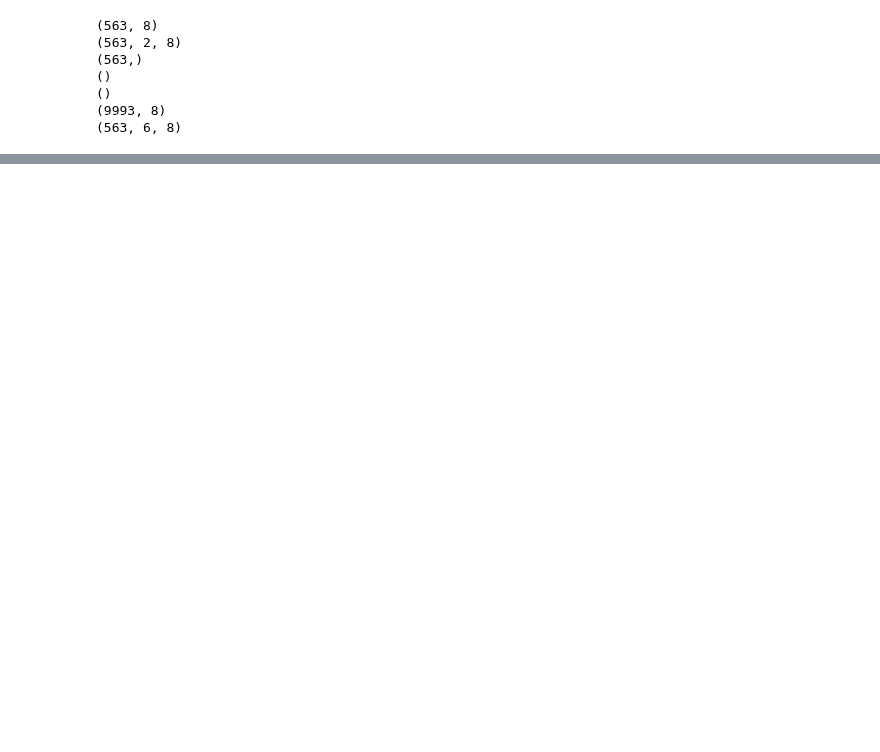
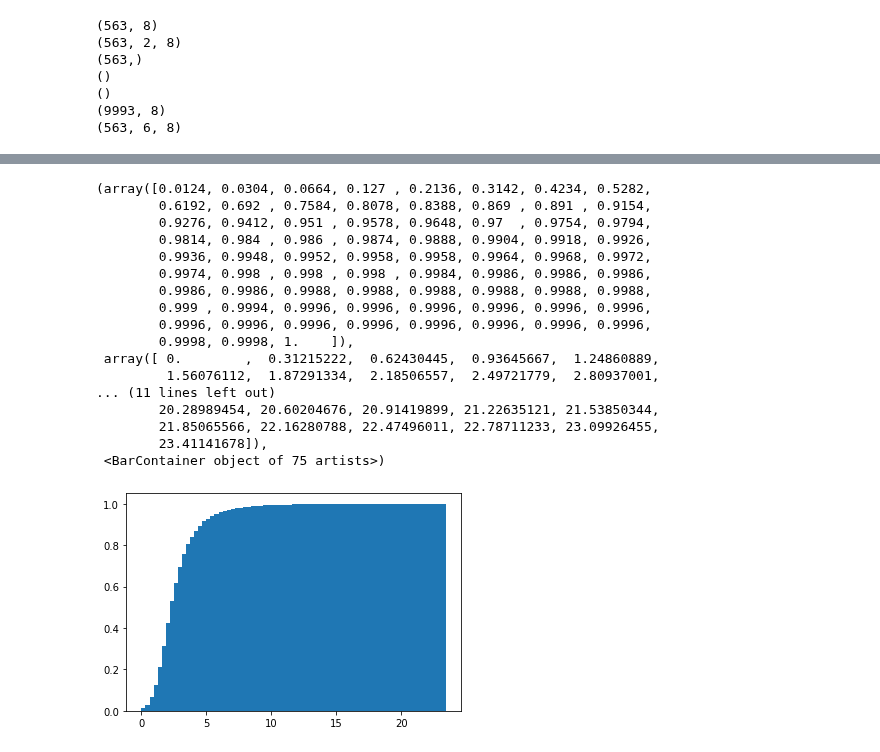
Before and after one commit to Orecchia-Research-Group/manifold_learning, a Jupyter notebook: patches_mSVD.ipynb, the cells around one changed output, grey strips where cells are left out. Saved outputs shown, nothing was run; the diff lists cells and outputs as text; code cells hidden in the pictures; blank space fills up the shorter version.

```diff
--- a/patches_mSVD.ipynb
+++ b/patches_mSVD.ipynb
@@ -122,0 +132,21 @@ print(hs)
+# %%
+plt.hist(hs.reshape(10000,1), bins=75, density=True, cumulative=True)
+# %% [output]
+(array([0.0124, 0.0304, 0.0664, 0.127 , 0.2136, 0.3142, 0.4234, 0.5282,
+        0.6192, 0.692 , 0.7584, 0.8078, 0.8388, 0.869 , 0.891 , 0.9154,
+        0.9276, 0.9412, 0.951 , 0.9578, 0.9648, 0.97  , 0.9754, 0.9794,
+        0.9814, 0.984 , 0.986 , 0.9874, 0.9888, 0.9904, 0.9918, 0.9926,
+        0.9936, 0.9948, 0.9952, 0.9958, 0.9958, 0.9964, 0.9968, 0.9972,
+        0.9974, 0.998 , 0.998 , 0.998 , 0.9984, 0.9986, 0.9986, 0.9986,
+        0.9986, 0.9986, 0.9988, 0.9988, 0.9988, 0.9988, 0.9988, 0.9988,
+        0.999 , 0.9994, 0.9996, 0.9996, 0.9996, 0.9996, 0.9996, 0.9996,
+        0.9996, 0.9996, 0.9996, 0.9996, 0.9996, 0.9996, 0.9996, 0.9996,
+        0.9998, 0.9998, 1.    ]),
+ array([ 0.        ,  0.31215222,  0.62430445,  0.93645667,  1.24860889,
+         1.56076112,  1.87291334,  2.18506557,  2.49721779,  2.80937001,
+... (11 lines left out)
+        20.28989454, 20.60204676, 20.91419899, 21.22635121, 21.53850344,
+        21.85065566, 22.16280788, 22.47496011, 22.78711233, 23.09926455,
+        23.41141678]),
+ <BarContainer object of 75 artists>)
+[figure, added]
```
Also changed, not shown: parts of 7 cells of this notebook, 1 other file.
